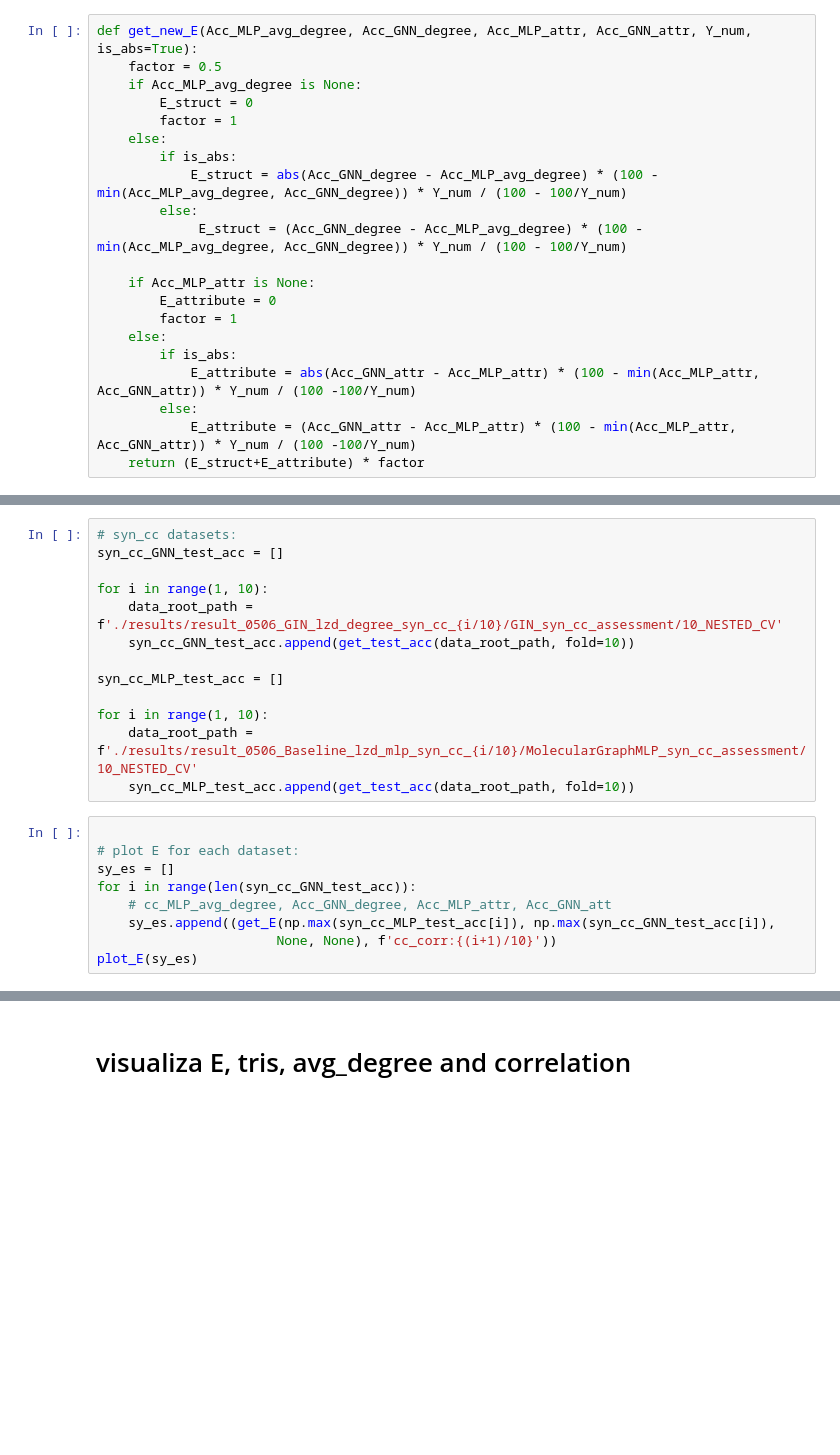
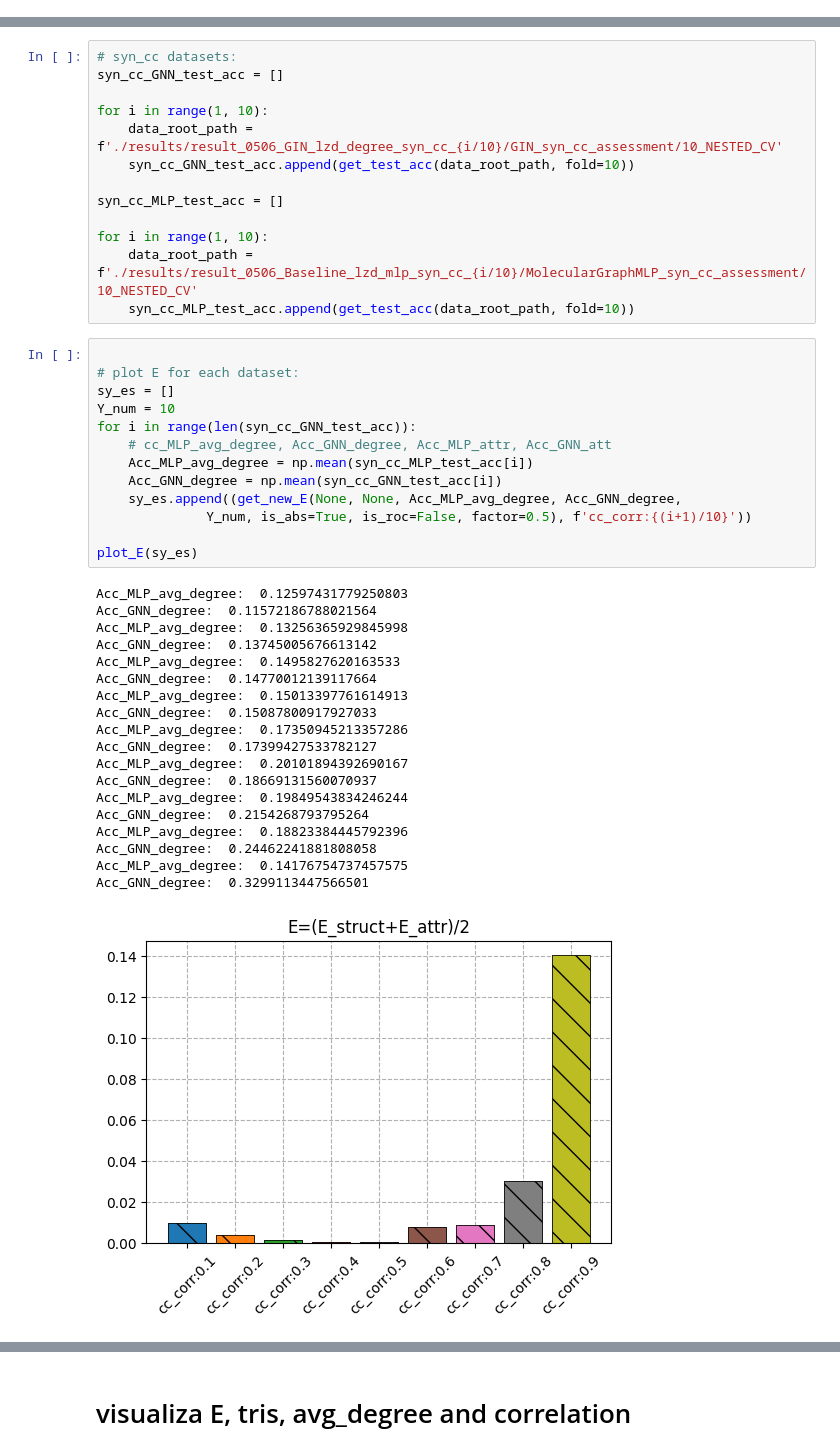
Before and after one commit to ICLab4DL/GNNBenchEffectiveness, a Jupyter notebook: generate_regression_data.ipynb, the cells around one changed output, grey strips where cells are left out. Drawn from its saved outputs; the diff is of its cells as text; blank space fills up the shorter version.

```diff
--- a/generate_regression_data.ipynb
+++ b/generate_regression_data.ipynb
@@ -336,27 +374,6 @@ E = 10 * (100 - 10) * log10 = 900/90 =
 E = 10 * (100 - 50) * log10 = 500/90 =
 
 E =
-# %%
-def get_new_E(Acc_MLP_avg_degree, Acc_GNN_degree, Acc_MLP_attr, Acc_GNN_attr, Y_num, is_abs=True):
-    factor = 0.5
-    if Acc_MLP_avg_degree is None:
-        E_struct = 0
-        factor = 1
-    else:
-        if is_abs:
-            E_struct = abs(Acc_GNN_degree - Acc_MLP_avg_degree) * (100 -  min(Acc_MLP_avg_degree, Acc_GNN_degree)) * Y_num / (100 - 100/Y_num)
-        else:
-             E_struct = (Acc_GNN_degree - Acc_MLP_avg_degree) * (100 -  min(Acc_MLP_avg_degree, Acc_GNN_degree)) * Y_num / (100 - 100/Y_num)
-
-    if Acc_MLP_attr is None:
-        E_attribute = 0
-        factor = 1
-    else:
-        if is_abs:
-            E_attribute = abs(Acc_GNN_attr - Acc_MLP_attr) * (100 - min(Acc_MLP_attr, Acc_GNN_attr)) * Y_num / (100 -100/Y_num)
-        else:
-            E_attribute = (Acc_GNN_attr - Acc_MLP_attr) * (100 - min(Acc_MLP_attr, Acc_GNN_attr)) * Y_num / (100 -100/Y_num)
-    return (E_struct+E_attribute) * factor
 # %%
 
 def E_datasets(dataset,
@@ -424,12 +441,36 @@ for i in range(1, 10):
 # %%
 
 # plot E for each dataset:
 sy_es = []
+Y_num = 10
 for i in range(len(syn_cc_GNN_test_acc)):
     # cc_MLP_avg_degree, Acc_GNN_degree, Acc_MLP_attr, Acc_GNN_att
-    sy_es.append((get_E(np.max(syn_cc_MLP_test_acc[i]), np.max(syn_cc_GNN_test_acc[i]),
-                       None, None), f'cc_corr:{(i+1)/10}'))
+    Acc_MLP_avg_degree = np.mean(syn_cc_MLP_test_acc[i])
+    Acc_GNN_degree = np.mean(syn_cc_GNN_test_acc[i])
+    sy_es.append((get_new_E(None, None, Acc_MLP_avg_degree, Acc_GNN_degree,
+              Y_num, is_abs=True, is_roc=False, factor=0.5), f'cc_corr:{(i+1)/10}'))
+
 plot_E(sy_es)
+# %% [output]
+Acc_MLP_avg_degree:  0.12597431779250803
+Acc_GNN_degree:  0.11572186788021564
+Acc_MLP_avg_degree:  0.13256365929845998
+Acc_GNN_degree:  0.13745005676613142
+Acc_MLP_avg_degree:  0.1495827620163533
+Acc_GNN_degree:  0.14770012139117664
+Acc_MLP_avg_degree:  0.15013397761614913
+Acc_GNN_degree:  0.15087800917927033
+Acc_MLP_avg_degree:  0.17350945213357286
+Acc_GNN_degree:  0.17399427533782127
+Acc_MLP_avg_degree:  0.20101894392690167
+Acc_GNN_degree:  0.18669131560070937
+Acc_MLP_avg_degree:  0.19849543834246244
+Acc_GNN_degree:  0.2154268793795264
+Acc_MLP_avg_degree:  0.18823384445792396
+Acc_GNN_degree:  0.24462241881808058
+Acc_MLP_avg_degree:  0.14176754737457575
+Acc_GNN_degree:  0.3299113447566501
+[figure, added]
 # %%
 
 # plot E for each dataset:
```
Also changed, not shown: parts of 3 cells of this notebook, 3 other files.
